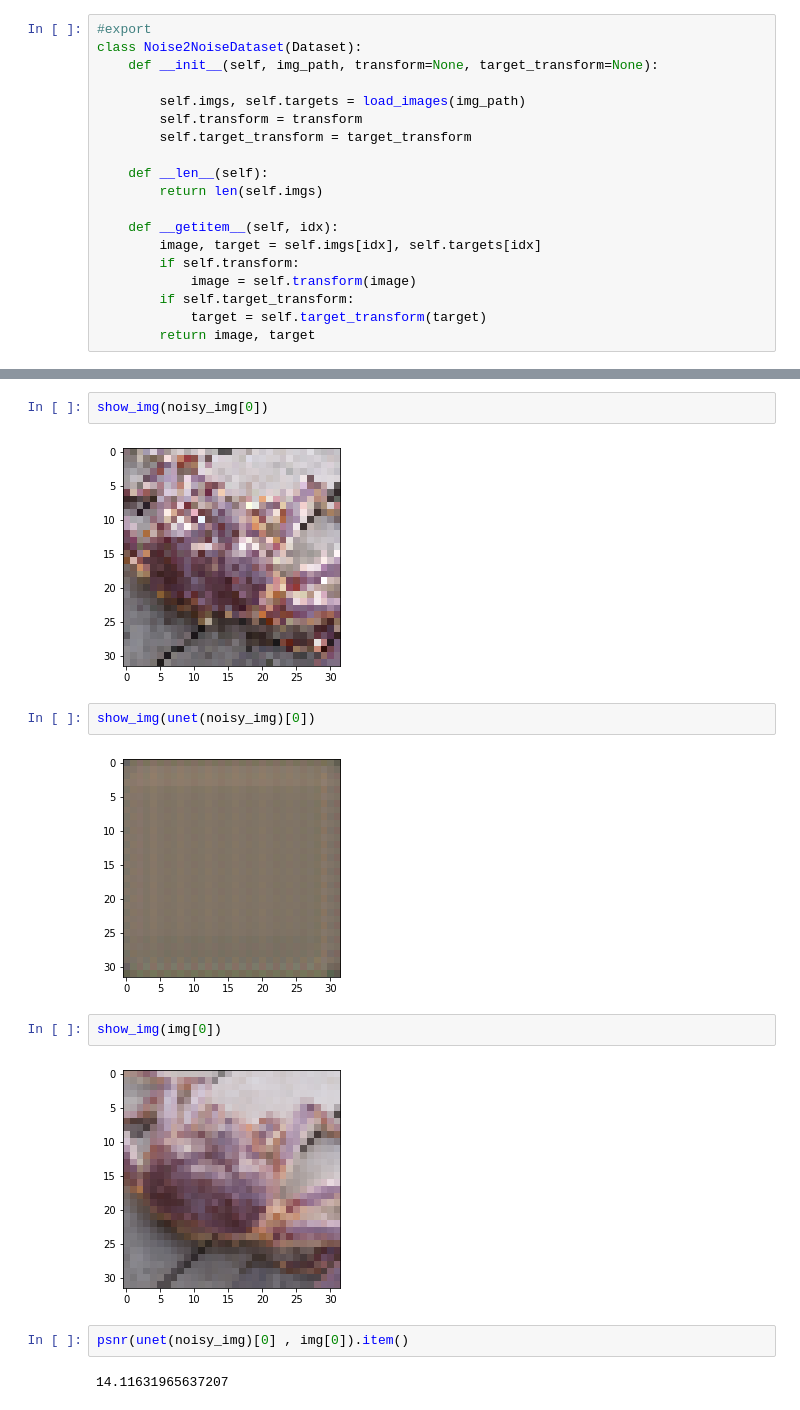
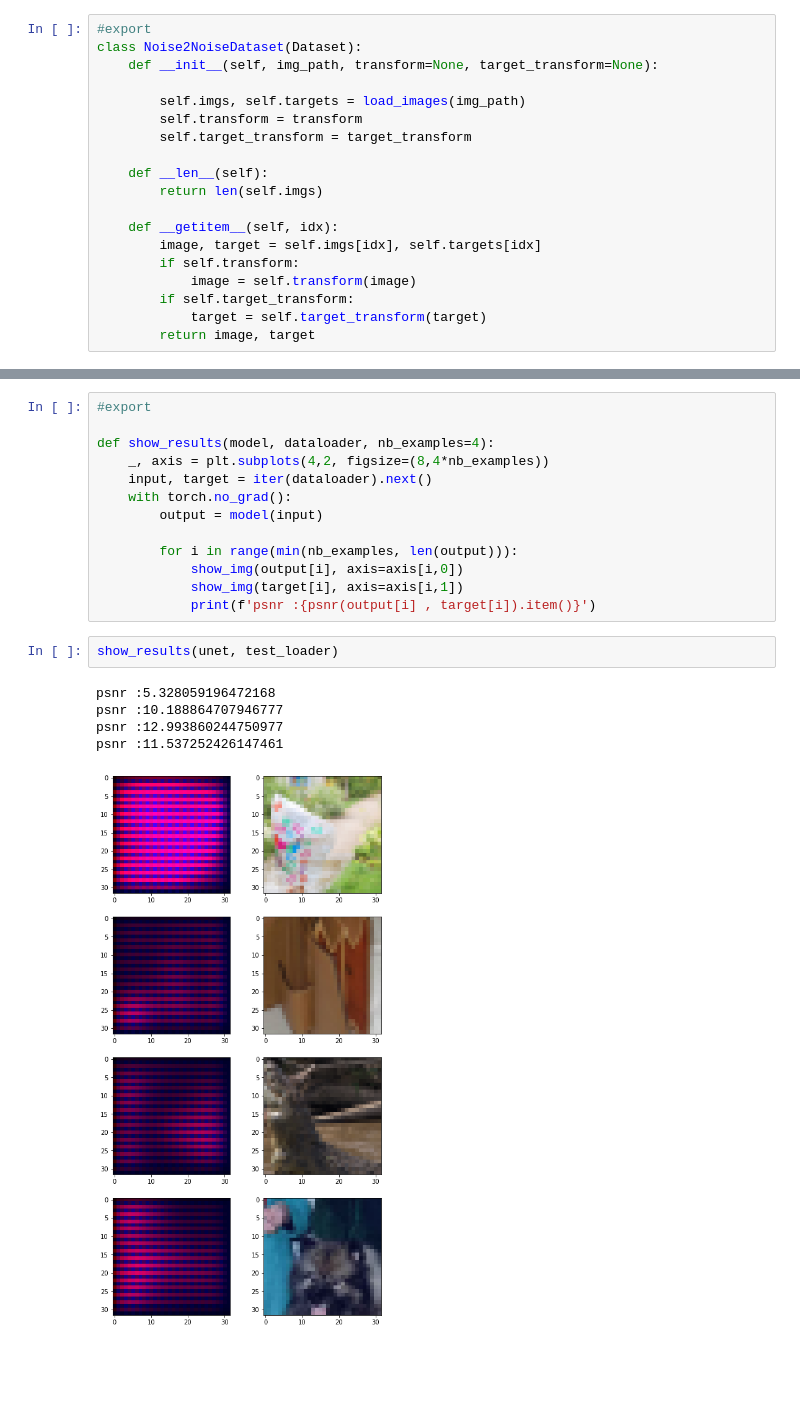
Before and after one commit to thurgarion2/noise2noise, a Jupyter notebook: 00_training.ipynb, the cells around one changed output, grey strips where cells are left out. Saved outputs shown, nothing was run; the diff lists cells and outputs as text; blank space fills up the shorter version.

```diff
--- a/00_training.ipynb
+++ b/00_training.ipynb
@@ -142,18 +147,23 @@ img = to_image(targets[:1])
-# %%
-show_img(noisy_img[0])
-# %% [output]
-[figure, removed]
-# %%
-show_img(unet(noisy_img)[0])
-# %% [output]
-[figure, removed]
-# %%
-show_img(img[0])
-# %% [output]
-[figure, removed]
-# %%
-psnr(unet(noisy_img)[0] , img[0]).item()
-# %% [output]
-14.11631965637207
+# %%
+#export
+
+def show_results(model, dataloader, nb_examples=4):
+    _, axis = plt.subplots(4,2, figsize=(8,4*nb_examples))
+    input, target = iter(dataloader).next()
+    with torch.no_grad():
+        output = model(input)
+
+        for i in range(min(nb_examples, len(output))):
+            show_img(output[i], axis=axis[i,0])
+            show_img(target[i], axis=axis[i,1])
+            print(f'psnr :{psnr(output[i] , target[i]).item()}')
+# %%
+show_results(unet, test_loader)
+# %% [output]
+psnr :5.328059196472168
+psnr :10.188864707946777
+psnr :12.993860244750977
+psnr :11.537252426147461
+[figure, added]
 # %%
 #export
```
Also changed, not shown: parts of 8 cells of this notebook, 12 other files.
